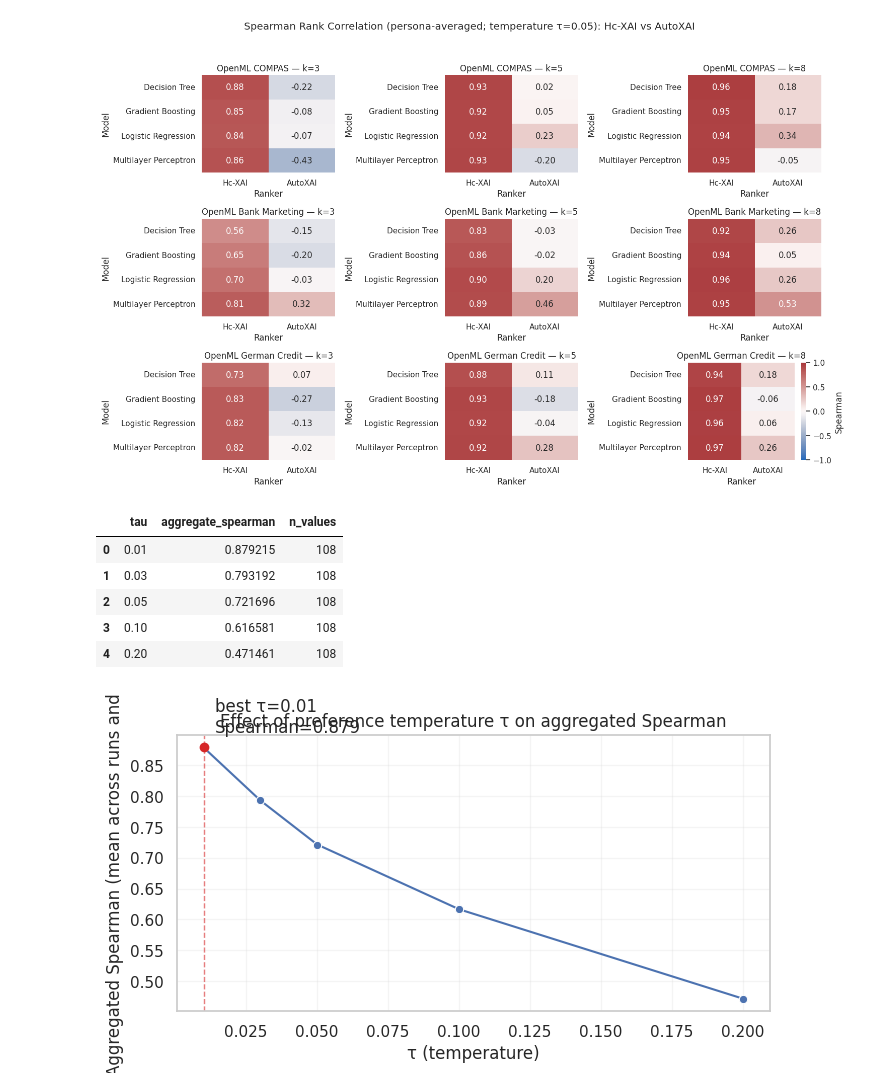
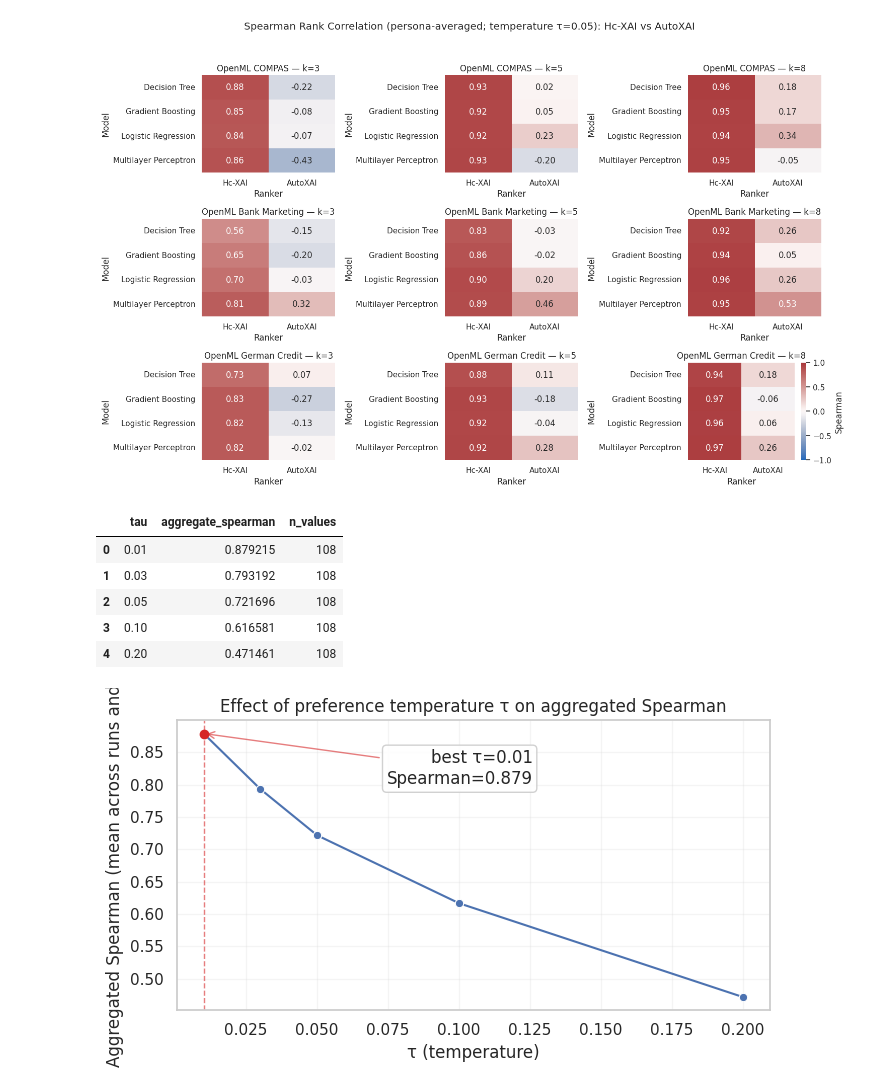
Before and after one commit to kellemNegasi/perso-xai, a Jupyter notebook: src/preference_learning/report_visualization.ipynb, the cells around one changed output. Saved outputs shown, nothing was run; the diff lists cells and outputs as text; code cells hidden in the pictures.

```diff
--- a/src/preference_learning/report_visualization.ipynb
+++ b/src/preference_learning/report_visualization.ipynb
@@ -522,36 +522,39 @@ else:
         tau_summary_df = tau_summary_df.dropna(subset=['tau', 'aggregate_spearman']).sort_values('tau')
         display(tau_summary_df)
 
         fig, ax = plt.subplots(figsize=(7, 4))
         sns.lineplot(data=tau_summary_df, x='tau', y='aggregate_spearman', marker='o', ax=ax)
         if not pd.isna(best_tau):
             ax.axvline(best_tau, color='tab:red', linestyle='--', linewidth=1, alpha=0.6)
             ax.scatter([best_tau], [best_value], color='tab:red', zorder=5)
             ax.annotate(
                 f'best τ={best_tau:g}\nSpearman={best_value:.3f}',
-                (best_tau, best_value),
-                textcoords='offset points',
-                xytext=(8, 8),
-                ha='left',
-                va='bottom',
+                xy=(best_tau, best_value),
+                xycoords='data',
+                xytext=(0.6, 0.90),
+                textcoords='axes fraction',
+                ha='right',
+                va='top',
+                arrowprops={'arrowstyle': '->', 'color': 'tab:red', 'alpha': 0.6},
+                bbox={'boxstyle': 'round,pad=0.25', 'fc': 'white', 'ec': '0.8', 'alpha': 0.9},
             )
 
         ax.set_title('Effect of preference temperature τ on aggregated Spearman')
         ax.set_xlabel('τ (temperature)')
         ax.set_ylabel('Aggregated Spearman (mean across runs and k)')
         ax.grid(True, which='both', axis='both', alpha=0.2)
         fig.tight_layout()
 
         out_base = f'tau_sweep_spearman_{RUN_SUFFIX}'
         fig.savefig(REPORTS_DIR / f'{out_base}.png', dpi=300, bbox_inches='tight')
         tau_summary_df.to_csv(REPORTS_DIR / f'{out_base}.csv', index=False)
         plt.show()
         plt.close(fig)
 # %% [output]
 |  | tau | aggregate_spearman | n_values |
 | 0 | 0.01 | 0.879215 | 108 |
 | 1 | 0.03 | 0.793192 | 108 |
 | 2 | 0.05 | 0.721696 | 108 |
 | 3 | 0.10 | 0.616581 | 108 |
 | 4 | 0.20 | 0.471461 | 108 |
-[figure, old version]
+[figure, new version]
```
